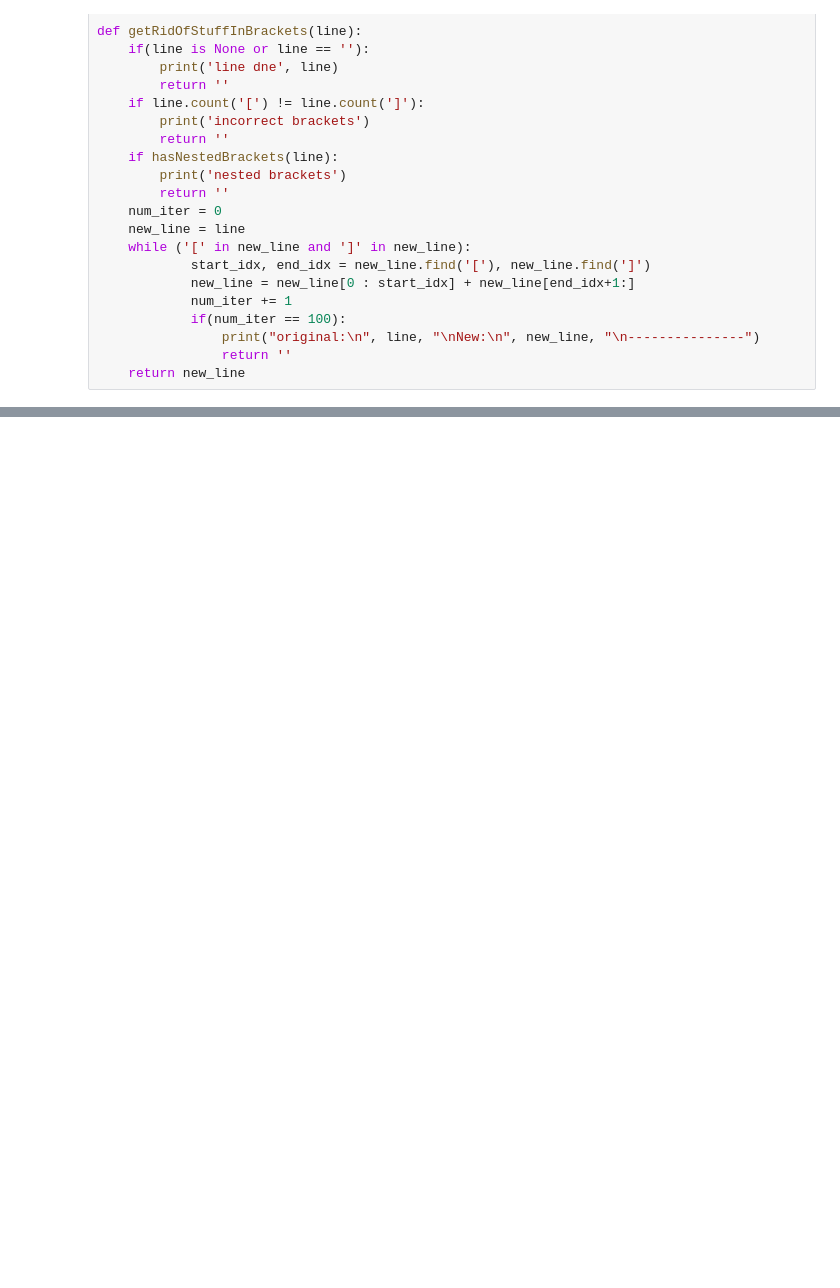
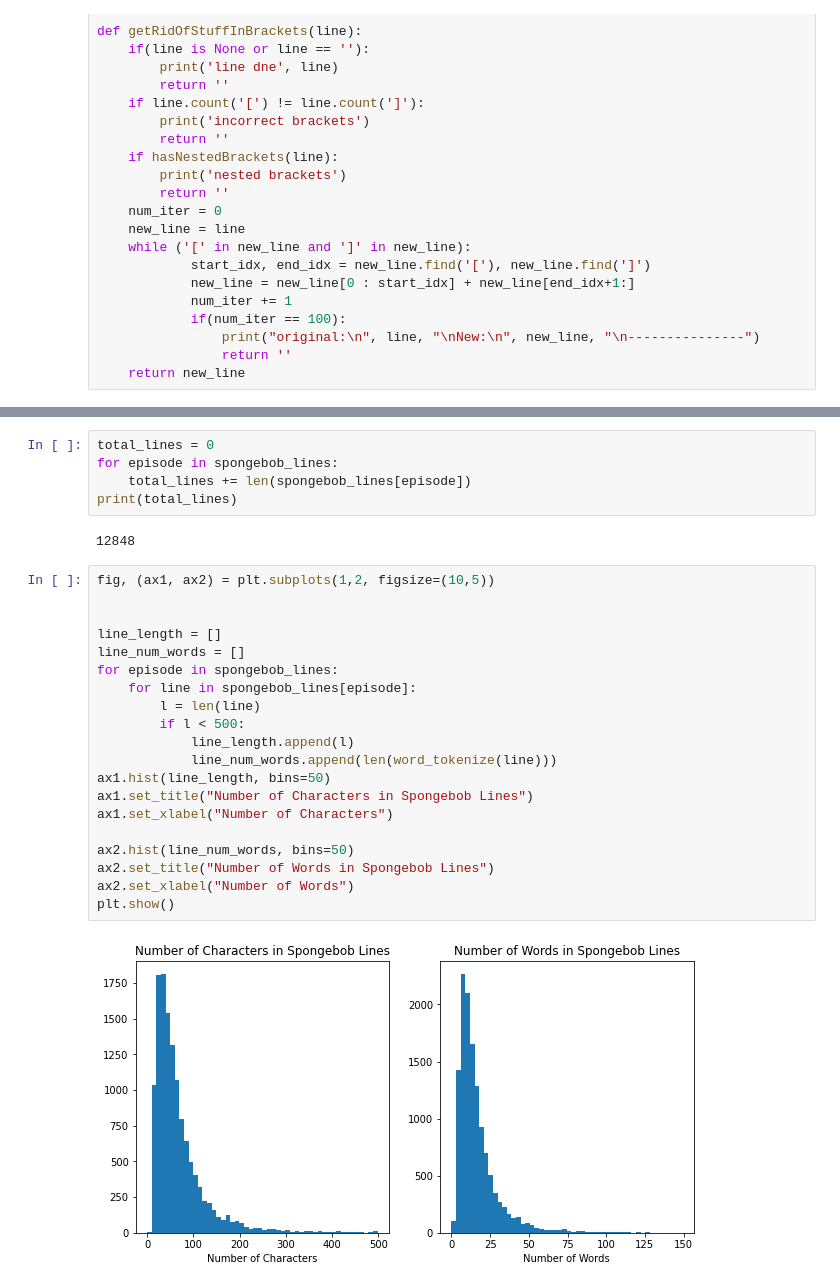
Before and after one commit to zxstewart/ds_team_spongebot, a Jupyter notebook: data_extraction.ipynb, the cells around one changed output, grey strips where cells are left out. Cells and saved outputs as stored; diff of their text form; blank space fills up the shorter version.

```diff
--- a/data_extraction.ipynb
+++ b/data_extraction.ipynb
@@ -85,0 +109,29 @@ print(spongebob_lines['KrabBorg'])
+# %%
+total_lines = 0
+for episode in spongebob_lines:
+    total_lines += len(spongebob_lines[episode])
+print(total_lines)
+# %% [output]
+12848
+# %%
+fig, (ax1, ax2) = plt.subplots(1,2, figsize=(10,5))
+
+
+line_length = []
+line_num_words = []
+for episode in spongebob_lines:
+    for line in spongebob_lines[episode]:
+        l = len(line)
+        if l < 500:
+            line_length.append(l)
+            line_num_words.append(len(word_tokenize(line)))
+ax1.hist(line_length, bins=50)
+ax1.set_title("Number of Characters in Spongebob Lines")
+ax1.set_xlabel("Number of Characters")
+
+ax2.hist(line_num_words, bins=50)
+ax2.set_title("Number of Words in Spongebob Lines")
+ax2.set_xlabel("Number of Words")
+plt.show()
+# %% [output]
+[figure, added]
```
Also changed, not shown: parts of 14 cells of this notebook.
